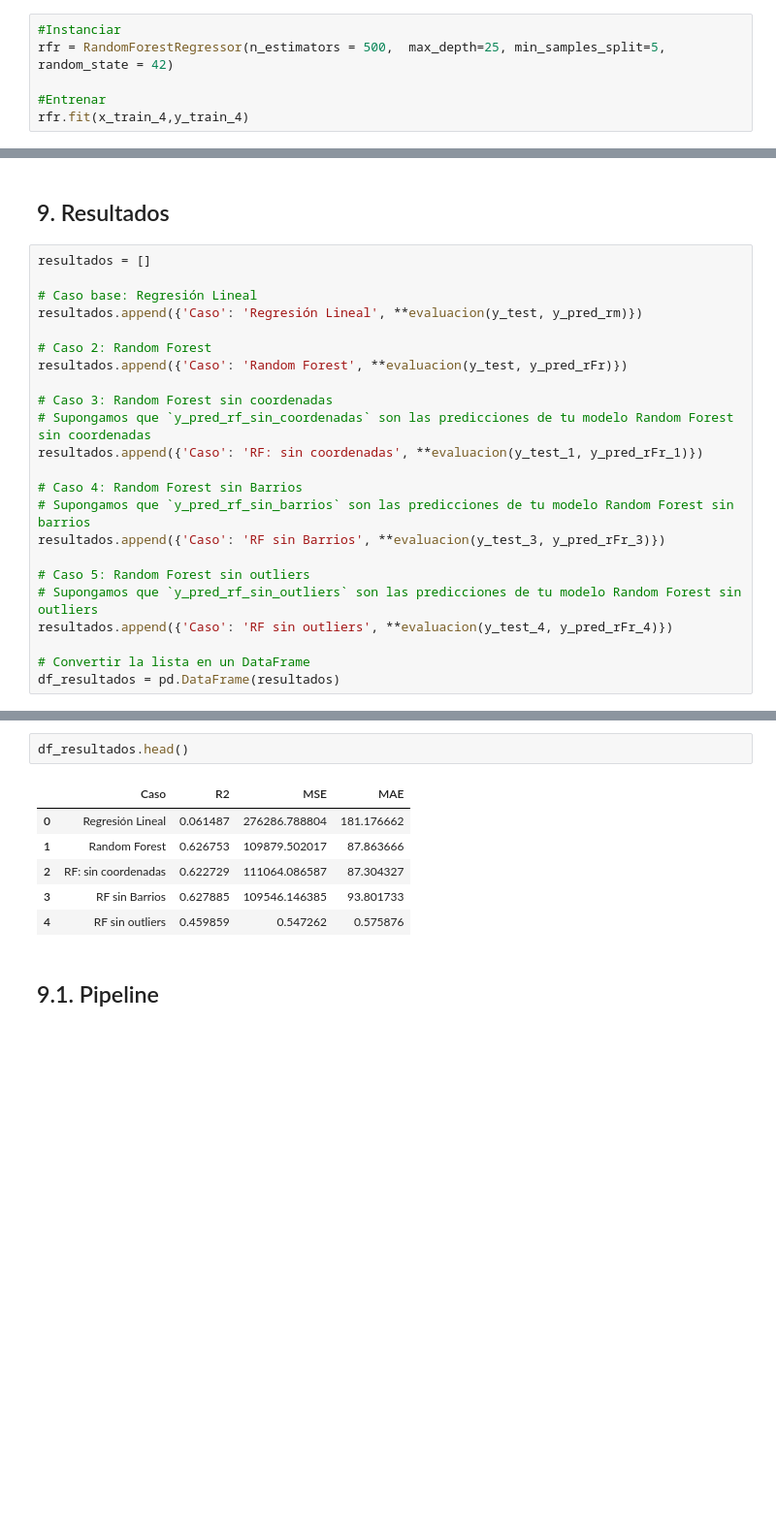
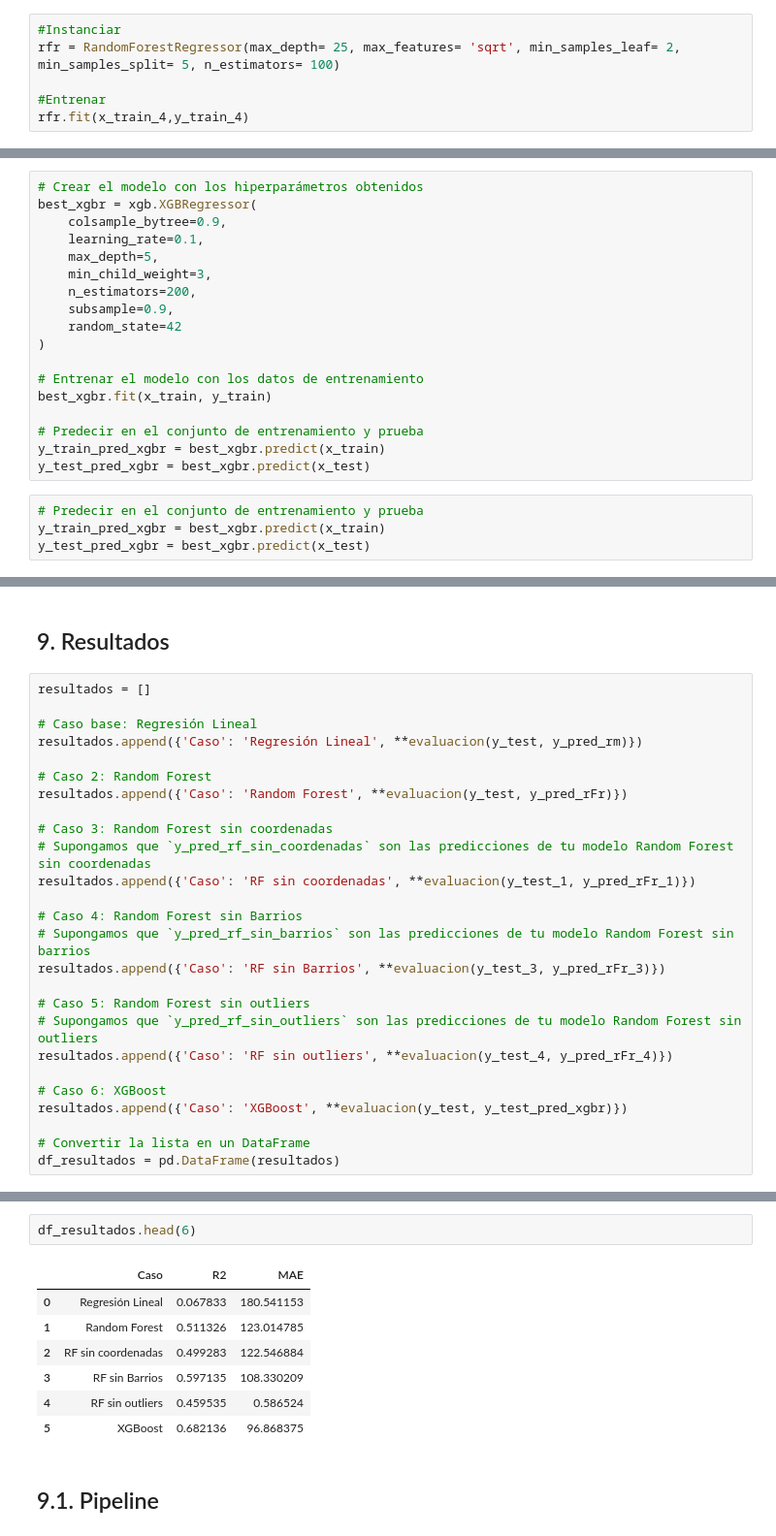
Before and after one commit to AndreaTJ/Tech-Girls-Glovo, a Jupyter notebook: notebooks/MLRegression_model_airbnb.ipynb, the cells around one changed output, grey strips where cells are left out. Shown at 97% size. Cells and saved outputs as stored; diff of their text form; blank space fills up the shorter version.

Commit message:
update modelos vs final

```diff
--- a/notebooks/MLRegression_model_airbnb.ipynb
+++ b/notebooks/MLRegression_model_airbnb.ipynb
@@ -1186,7 +1216,7 @@ print(x_train_4.shape, x_test_4.shape, y_train_4.shape, y_test_4.shape)
 (7531, 91) (1883, 91) (7531,) (1883,)
 # %%
 #Instanciar
-rfr = RandomForestRegressor(n_estimators = 500,  max_depth=25, min_samples_split=5, random_state = 42)
+rfr = RandomForestRegressor(max_depth= 25, max_features= 'sqrt', min_samples_leaf= 2, min_samples_split= 5, n_estimators= 100)
 
 #Entrenar
 rfr.fit(x_train_4,y_train_4)
@@ -1218,0 +1260,22 @@ MAE (Error Absoluto Medio) :  0.5758763652631079
+# %%
+# Crear el modelo con los hiperparámetros obtenidos
+best_xgbr = xgb.XGBRegressor(
+    colsample_bytree=0.9,
+    learning_rate=0.1,
+    max_depth=5,
+    min_child_weight=3,
+    n_estimators=200,
+    subsample=0.9,
+    random_state=42
+)
+
+# Entrenar el modelo con los datos de entrenamiento
+best_xgbr.fit(x_train, y_train)
+
+# Predecir en el conjunto de entrenamiento y prueba
+y_train_pred_xgbr = best_xgbr.predict(x_train)
+y_test_pred_xgbr = best_xgbr.predict(x_test)
+# %%
+# Predecir en el conjunto de entrenamiento y prueba
+y_train_pred_xgbr = best_xgbr.predict(x_train)
+y_test_pred_xgbr = best_xgbr.predict(x_test)
@@ -1231,7 +1318,7 @@ resultados.append({'Caso': 'Random Forest', **evaluacion(y_test, y_pred_rFr)})
 
 # Caso 3: Random Forest sin coordenadas
 # Supongamos que `y_pred_rf_sin_coordenadas` son las predicciones de tu modelo Random Forest sin coordenadas
-resultados.append({'Caso': 'RF: sin coordenadas', **evaluacion(y_test_1, y_pred_rFr_1)})
+resultados.append({'Caso': 'RF sin coordenadas', **evaluacion(y_test_1, y_pred_rFr_1)})
 
 # Caso 4: Random Forest sin Barrios
 # Supongamos que `y_pred_rf_sin_barrios` son las predicciones de tu modelo Random Forest sin barrios
@@ -1241,6 +1328,9 @@ resultados.append({'Caso': 'RF sin Barrios', **evaluacion(y_test_3, y_pred_rFr_3
 # Supongamos que `y_pred_rf_sin_outliers` son las predicciones de tu modelo Random Forest sin outliers
 resultados.append({'Caso': 'RF sin outliers', **evaluacion(y_test_4, y_pred_rFr_4)})
 
+# Caso 6: XGBoost
+resultados.append({'Caso': 'XGBoost', **evaluacion(y_test, y_test_pred_xgbr)})
+
 # Convertir la lista en un DataFrame
 df_resultados = pd.DataFrame(resultados)
 # %% [output]
@@ -1262,12 +1349,13 @@ MAE (Error Absoluto Medio) :  0.5758763652631079
 # %%
-df_resultados.head()
+df_resultados.head(6)
 # %% [output]
-|  | Caso | R2 | MSE | MAE |
-| 0 | Regresión Lineal | 0.061487 | 276286.788804 | 181.176662 |
-| 1 | Random Forest | 0.626753 | 109879.502017 | 87.863666 |
-| 2 | RF: sin coordenadas | 0.622729 | 111064.086587 | 87.304327 |
-| 3 | RF sin Barrios | 0.627885 | 109546.146385 | 93.801733 |
-| 4 | RF sin outliers | 0.459859 | 0.547262 | 0.575876 |
+|  | Caso | R2 | MAE |
+| 0 | Regresión Lineal | 0.067833 | 180.541153 |
+| 1 | Random Forest | 0.511326 | 123.014785 |
+| 2 | RF sin coordenadas | 0.499283 | 122.546884 |
+| 3 | RF sin Barrios | 0.597135 | 108.330209 |
+| 4 | RF sin outliers | 0.459535 | 0.586524 |
+| 5 | XGBoost | 0.682136 | 96.868375 |
 # %% [markdown]
 ## 9.1. Pipeline
 # %% [markdown]
```
Also changed, not shown: parts of 35 cells of this notebook.
